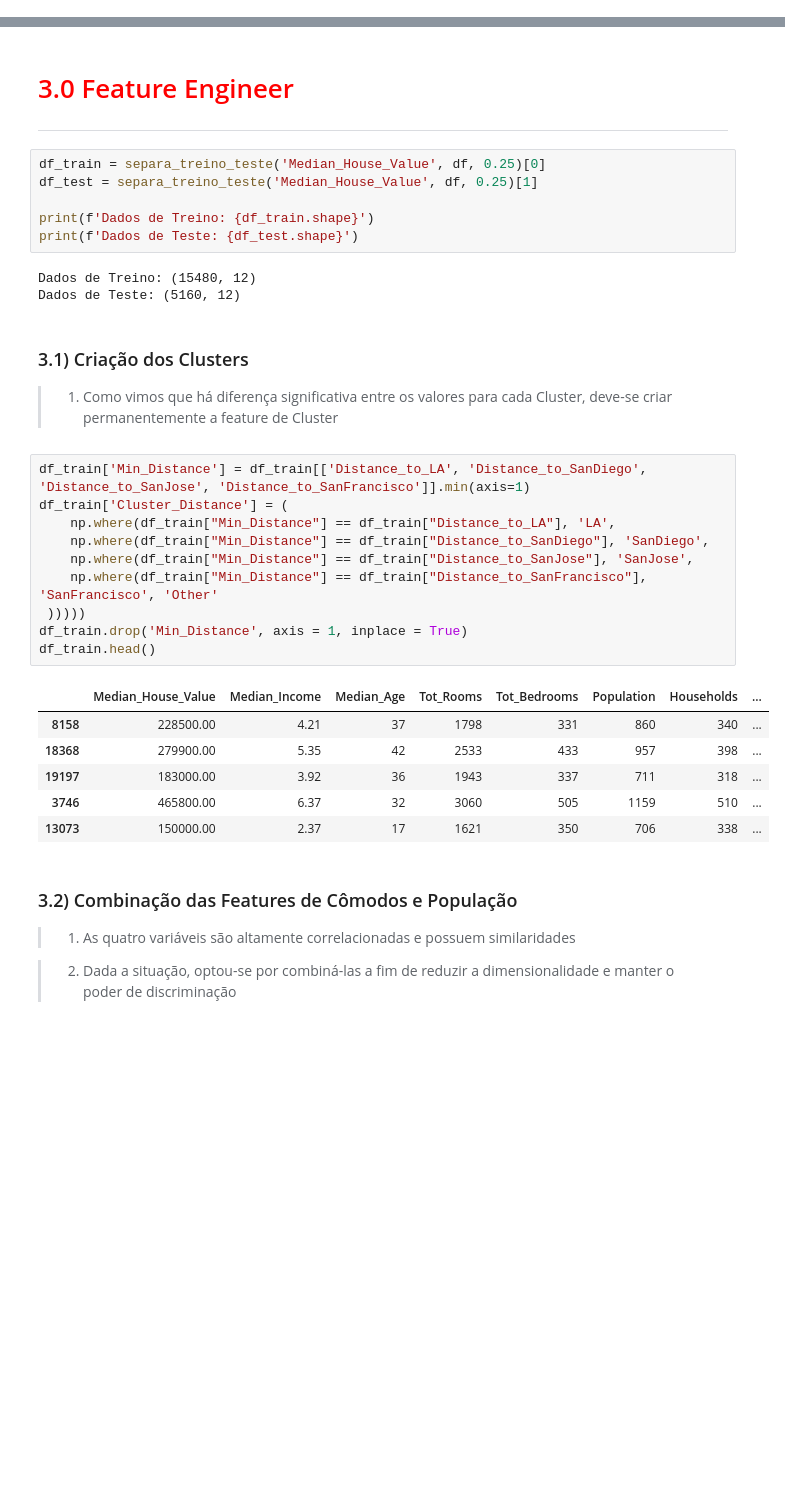
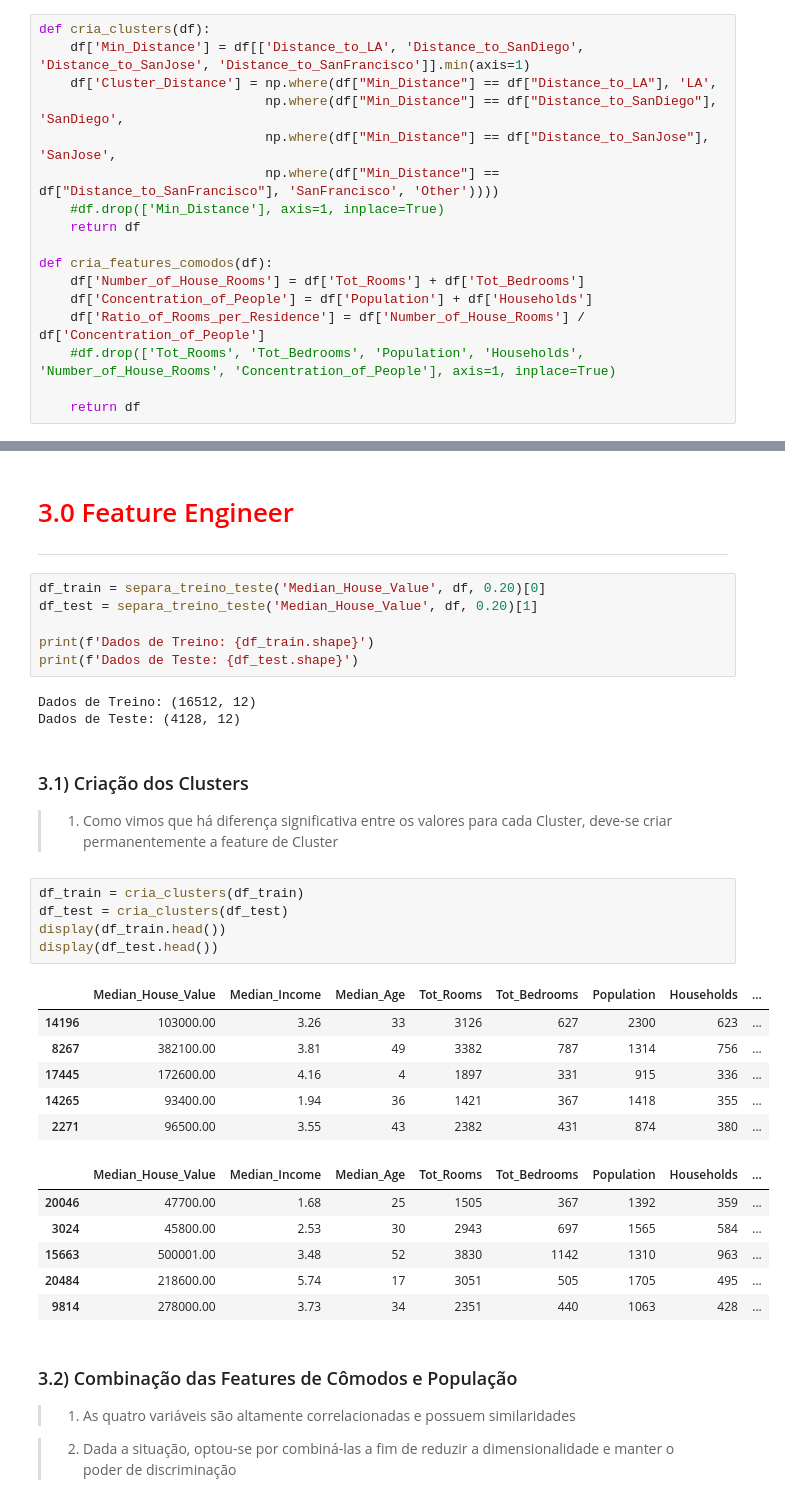
Before and after one commit to leonardovargas10/Modelo_Previsao_Preco_Imoveis, a Jupyter notebook: Modelo_Previsao_Preco_Imoveis.ipynb, the cells around one changed output, grey strips where cells are left out. Cells and saved outputs as stored; diff of their text form; blank space fills up the shorter version.

```diff
--- a/Modelo_Previsao_Preco_Imoveis.ipynb
+++ b/Modelo_Previsao_Preco_Imoveis.ipynb
@@ -695,3 +691,20 @@ def teste_hipotese_muitas_amostras_independentes(amostras, variavel):
+# %%
+def cria_clusters(df):
+    df['Min_Distance'] = df[['Distance_to_LA', 'Distance_to_SanDiego', 'Distance_to_SanJose', 'Distance_to_SanFrancisco']].min(axis=1)
+    df['Cluster_Distance'] = np.where(df["Min_Distance"] == df["Distance_to_LA"], 'LA',
+                             np.where(df["Min_Distance"] == df["Distance_to_SanDiego"], 'SanDiego',
+                             np.where(df["Min_Distance"] == df["Distance_to_SanJose"], 'SanJose',
+                             np.where(df["Min_Distance"] == df["Distance_to_SanFrancisco"], 'SanFrancisco', 'Other'))))
+    #df.drop(['Min_Distance'], axis=1, inplace=True)
+    return df
+
+def cria_features_comodos(df):
+    df['Number_of_House_Rooms'] = df['Tot_Rooms'] + df['Tot_Bedrooms']
+    df['Concentration_of_People'] = df['Population'] + df['Households']
+    df['Ratio_of_Rooms_per_Residence'] = df['Number_of_House_Rooms'] / df['Concentration_of_People']
+    #df.drop(['Tot_Rooms', 'Tot_Bedrooms', 'Population', 'Households', 'Number_of_House_Rooms', 'Concentration_of_People'], axis=1, inplace=True)
+
+    return df
 # %% [markdown]
 - Métricas
 # %%
@@ -1154,35 +1213,36 @@ Pelo teste de Kruskal-Wallis, há diferença significativa entre as medianas das
 # <font color='red' style='font-size: 40px;'> 3.0 Feature Engineer </font>
 <hr style='border: 2px solid red;'>
 # %%
-df_train = separa_treino_teste('Median_House_Value', df, 0.25)[0]
-df_test = separa_treino_teste('Median_House_Value', df, 0.25)[1]
+df_train = separa_treino_teste('Median_House_Value', df, 0.20)[0]
+df_test = separa_treino_teste('Median_House_Value', df, 0.20)[1]
 
 print(f'Dados de Treino: {df_train.shape}')
 print(f'Dados de Teste: {df_test.shape}')
 # %% [output]
-Dados de Treino: (15480, 12)
-Dados de Teste: (5160, 12)
+Dados de Treino: (16512, 12)
+Dados de Teste: (4128, 12)
 # %% [markdown]
 ### 3.1) Criação dos Clusters
 
 > 1. Como vimos que há diferença significativa entre os valores para cada Cluster, deve-se criar permanentemente a feature de Cluster
-# %%
-df_train['Min_Distance'] = df_train[['Distance_to_LA', 'Distance_to_SanDiego', 'Distance_to_SanJose', 'Distance_to_SanFrancisco']].min(axis=1)
-df_train['Cluster_Distance'] = (
-    np.where(df_train["Min_Distance"] == df_train["Distance_to_LA"], 'LA',
-    np.where(df_train["Min_Distance"] == df_train["Distance_to_SanDiego"], 'SanDiego',
-    np.where(df_train["Min_Distance"] == df_train["Distance_to_SanJose"], 'SanJose',
-    np.where(df_train["Min_Distance"] == df_train["Distance_to_SanFrancisco"], 'SanFrancisco', 'Other'
- )))))
-df_train.drop('Min_Distance', axis = 1, inplace = True)
-df_train.head()
-# %% [output]
-|  | Median_House_Value | Median_Income | Median_Age | Tot_Rooms | Tot_Bedrooms | Population | Households | ... |
-| 8158 | 228500.00 | 4.21 | 37 | 1798 | 331 | 860 | 340 | ... |
-| 18368 | 279900.00 | 5.35 | 42 | 2533 | 433 | 957 | 398 | ... |
-| 19197 | 183000.00 | 3.92 | 36 | 1943 | 337 | 711 | 318 | ... |
-| 3746 | 465800.00 | 6.37 | 32 | 3060 | 505 | 1159 | 510 | ... |
-| 13073 | 150000.00 | 2.37 | 17 | 1621 | 350 | 706 | 338 | ... |
+# %%
+df_train = cria_clusters(df_train)
+df_test = cria_clusters(df_test)
+display(df_train.head())
+display(df_test.head())
+# %% [output]
+|  | Median_House_Value | Median_Income | Median_Age | Tot_Rooms | Tot_Bedrooms | Population | Households | ... |
+| 14196 | 103000.00 | 3.26 | 33 | 3126 | 627 | 2300 | 623 | ... |
+| 8267 | 382100.00 | 3.81 | 49 | 3382 | 787 | 1314 | 756 | ... |
+| 17445 | 172600.00 | 4.16 | 4 | 1897 | 331 | 915 | 336 | ... |
+| 14265 | 93400.00 | 1.94 | 36 | 1421 | 367 | 1418 | 355 | ... |
+| 2271 | 96500.00 | 3.55 | 43 | 2382 | 431 | 874 | 380 | ... |
+|  | Median_House_Value | Median_Income | Median_Age | Tot_Rooms | Tot_Bedrooms | Population | Households | ... |
+| 20046 | 47700.00 | 1.68 | 25 | 1505 | 367 | 1392 | 359 | ... |
+| 3024 | 45800.00 | 2.53 | 30 | 2943 | 697 | 1565 | 584 | ... |
+| 15663 | 500001.00 | 3.48 | 52 | 3830 | 1142 | 1310 | 963 | ... |
+| 20484 | 218600.00 | 5.74 | 17 | 3051 | 505 | 1705 | 495 | ... |
+| 9814 | 278000.00 | 3.73 | 34 | 2351 | 440 | 1063 | 428 | ... |
 # %% [markdown]
 ### 3.2) Combinação das Features de Cômodos e População
 
```
Also changed, not shown: parts of 21 cells of this notebook.
